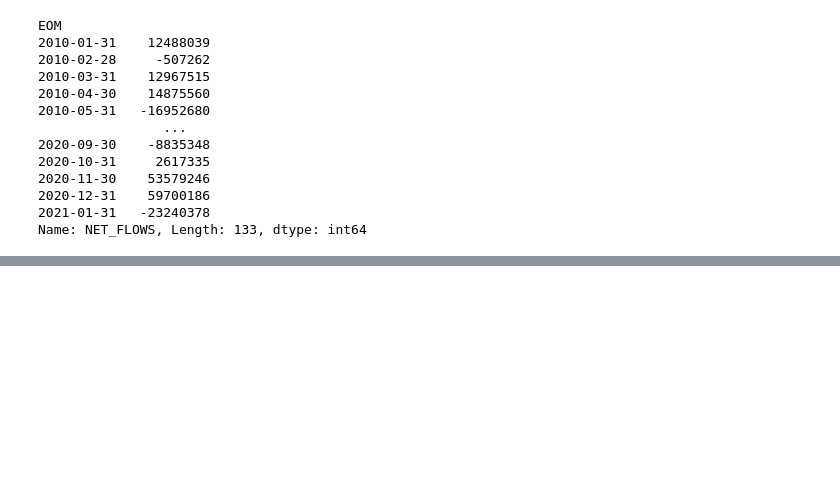
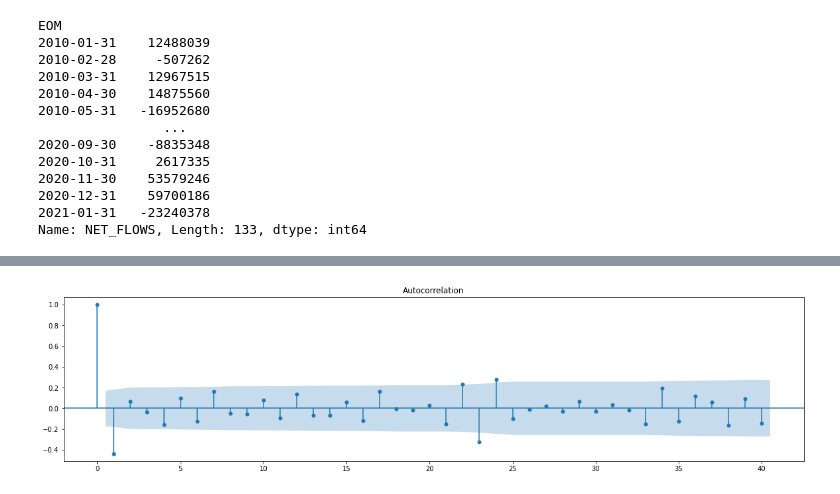
Before and after one commit to resquator/epfl-capstone, a Jupyter notebook: timeseries/sarima.ipynb, the cells around one changed output, grey strips where cells are left out. Drawn from its saved outputs; the diff is of its cells as text; code cells hidden in the pictures; blank space fills up the shorter version.

```diff
--- a/timeseries/sarima.ipynb
+++ b/timeseries/sarima.ipynb
@@ -68,0 +96,5 @@ plt.show();
+# %%
+# remove trend component
+diff = th['NET_FLOWS'] - th['NET_FLOWS'].shift(1)
+diff = diff.dropna(inplace=False)
+diff
@@ -68,0 +115,10 @@ plt.show();
+# %%
+# ACF after trend differencing
+fig = plt.figure(figsize=(20, 10))
+subplot1 = fig.add_subplot(211)
+#subplot2 = fig.add_subplot(212)
+#sns.lineplot(x=th.index, y=diff, ax=subplot1)
+sm.graphics.tsa.plot_acf(diff, lags=40, ax=subplot1)
+fig.show()
+# %% [output]
+[figure, added]
```
Also changed, not shown: parts of 9 cells of this notebook.
